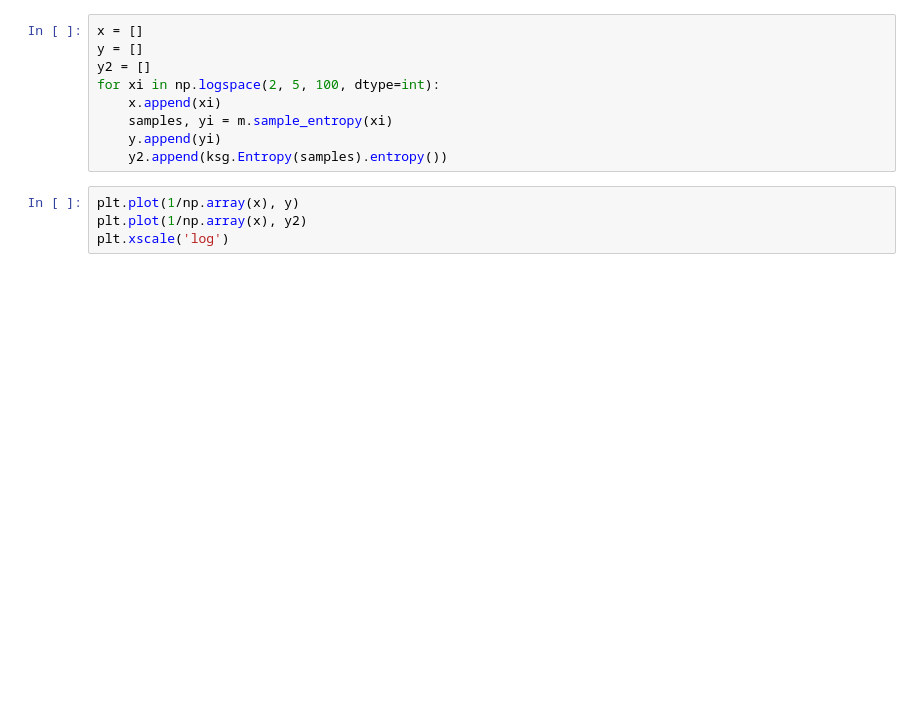
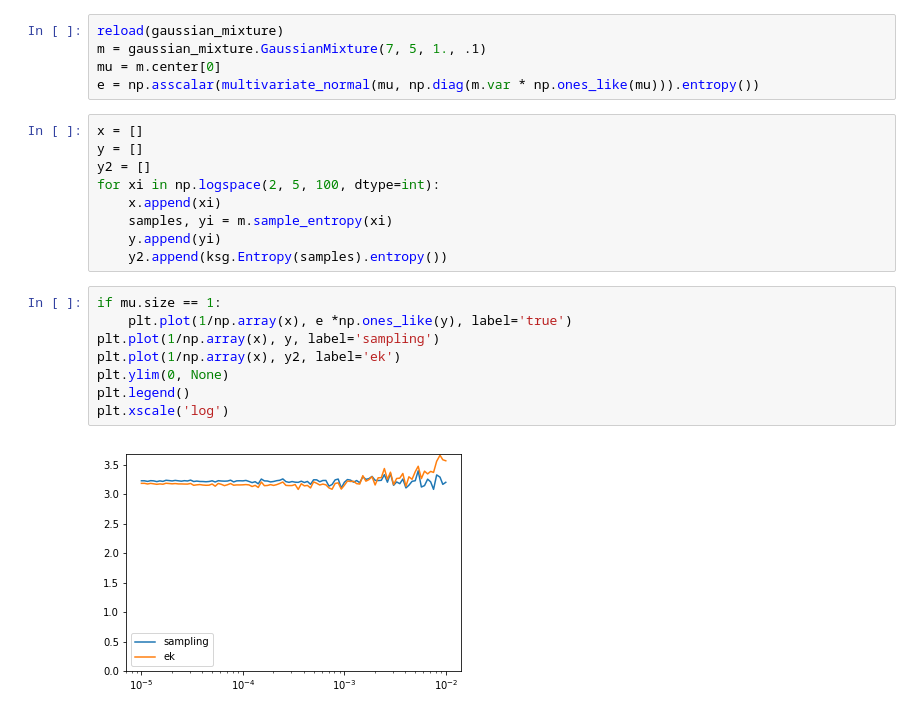
Before and after one commit to BouchardLab/info_measures, a Jupyter notebook: notebooks/entropy_and_mutual_information.ipynb, the cells around one changed output. Cells and saved outputs as stored; diff of their text form; blank space fills up the shorter version.

Commit message:
mixture mi is working

```diff
--- a/notebooks/entropy_and_mutual_information.ipynb
+++ b/notebooks/entropy_and_mutual_information.ipynb
@@ -402,3 +398,8 @@ m.sample_entropy(1000)
+# %%
+reload(gaussian_mixture)
+m = gaussian_mixture.GaussianMixture(7, 5, 1., .1)
+mu = m.center[0]
+e = np.asscalar(multivariate_normal(mu, np.diag(m.var * np.ones_like(mu))).entropy())
 # %%
 x = []
 y = []
@@ -409,8 +410,14 @@ for xi in np.logspace(2, 5, 100, dtype=int):
     y.append(yi)
     y2.append(ksg.Entropy(samples).entropy())
 # %%
-plt.plot(1/np.array(x), y)
-plt.plot(1/np.array(x), y2)
+if mu.size == 1:
+    plt.plot(1/np.array(x), e *np.ones_like(y), label='true')
+plt.plot(1/np.array(x), y, label='sampling')
+plt.plot(1/np.array(x), y2, label='ek')
+plt.ylim(0, None)
+plt.legend()
 plt.xscale('log')
+# %% [output]
+[figure, added]
 # %%
 plt.scatter(*samples.T, alpha=.005)
```
Also changed, not shown: parts of 20 cells of this notebook, 2 other files.
